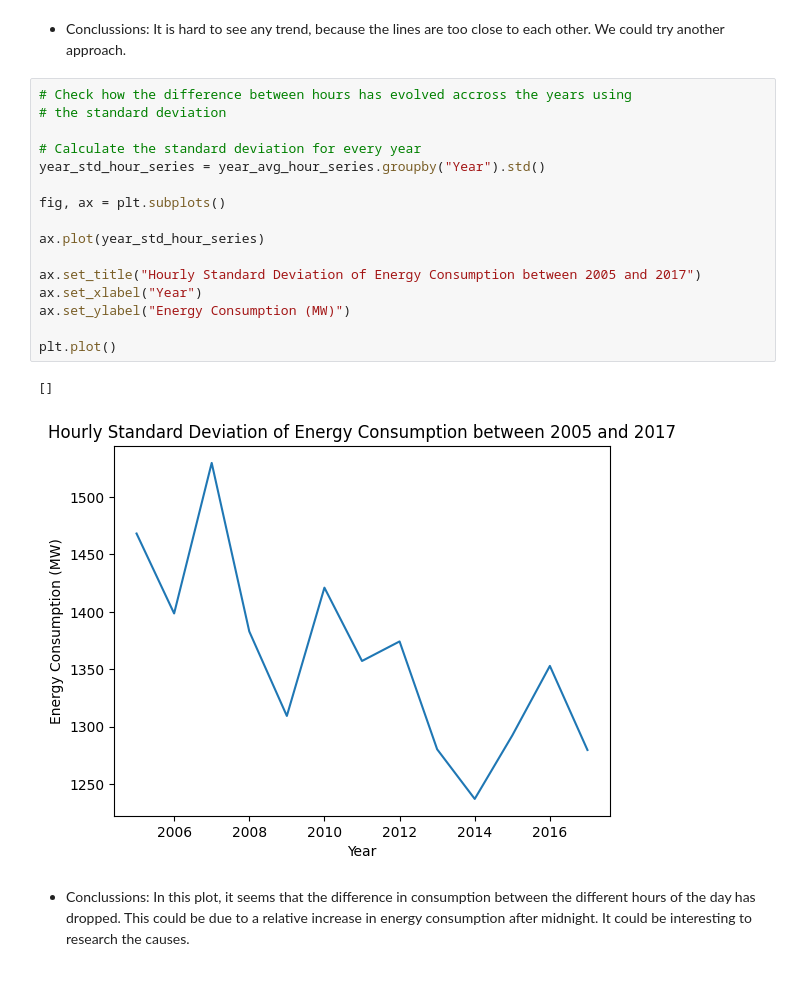
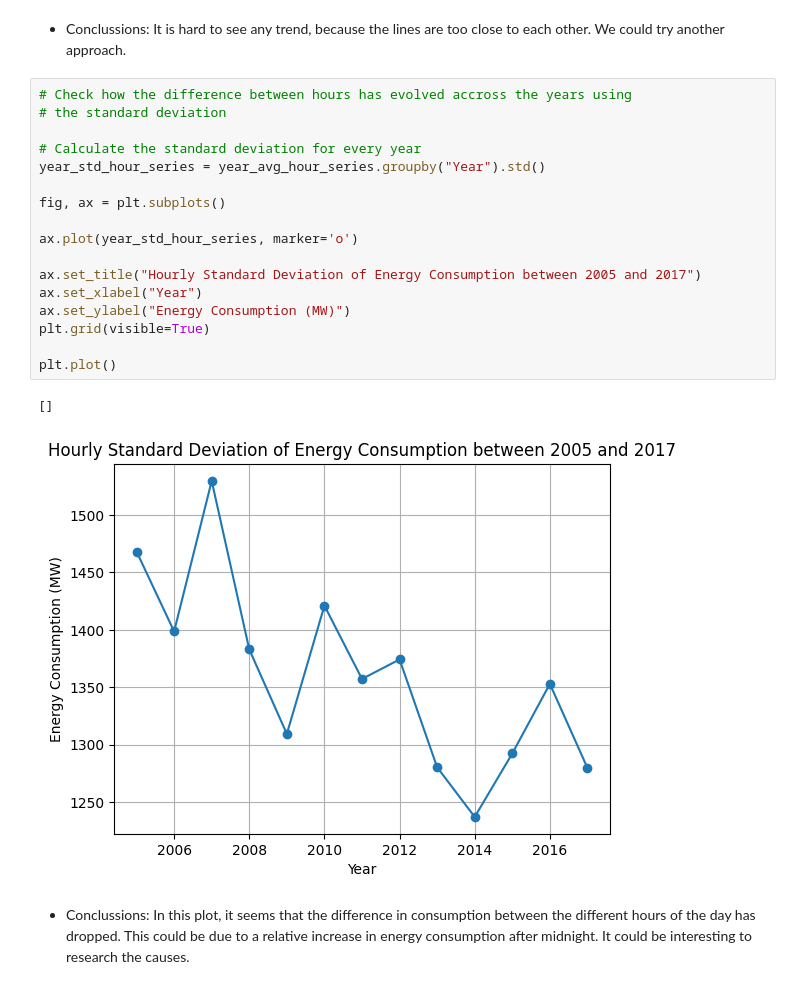
Before and after one commit to anmar36a/Data-Analysis, a Jupyter notebook: Energy_consumption_in_the_US.ipynb, the cells around one changed output. Saved outputs shown, nothing was run; the diff lists cells and outputs as text.

```diff
--- a/Energy_consumption_in_the_US.ipynb
+++ b/Energy_consumption_in_the_US.ipynb
@@ -448,22 +457,23 @@ plt.show()
 # %%
 # Check how the difference between hours has evolved accross the years using
 # the standard deviation
 
 # Calculate the standard deviation for every year
 year_std_hour_series = year_avg_hour_series.groupby("Year").std()
 
 fig, ax = plt.subplots()
 
-ax.plot(year_std_hour_series)
+ax.plot(year_std_hour_series, marker='o')
 
 ax.set_title("Hourly Standard Deviation of Energy Consumption between 2005 and 2017")
 ax.set_xlabel("Year")
 ax.set_ylabel("Energy Consumption (MW)")
+plt.grid(visible=True)
 
 plt.plot()
 # %% [output]
 []
-[figure, old version]
+[figure, new version]
 # %% [markdown]
 - Conclussions: In this plot, it seems that the difference in consumption between the different hours of the day has dropped. This could be due to a relative increase in energy consumption after midnight. It could be interesting to research the causes.
 # %% [markdown]
```
Also changed, not shown: parts of 13 cells of this notebook.
